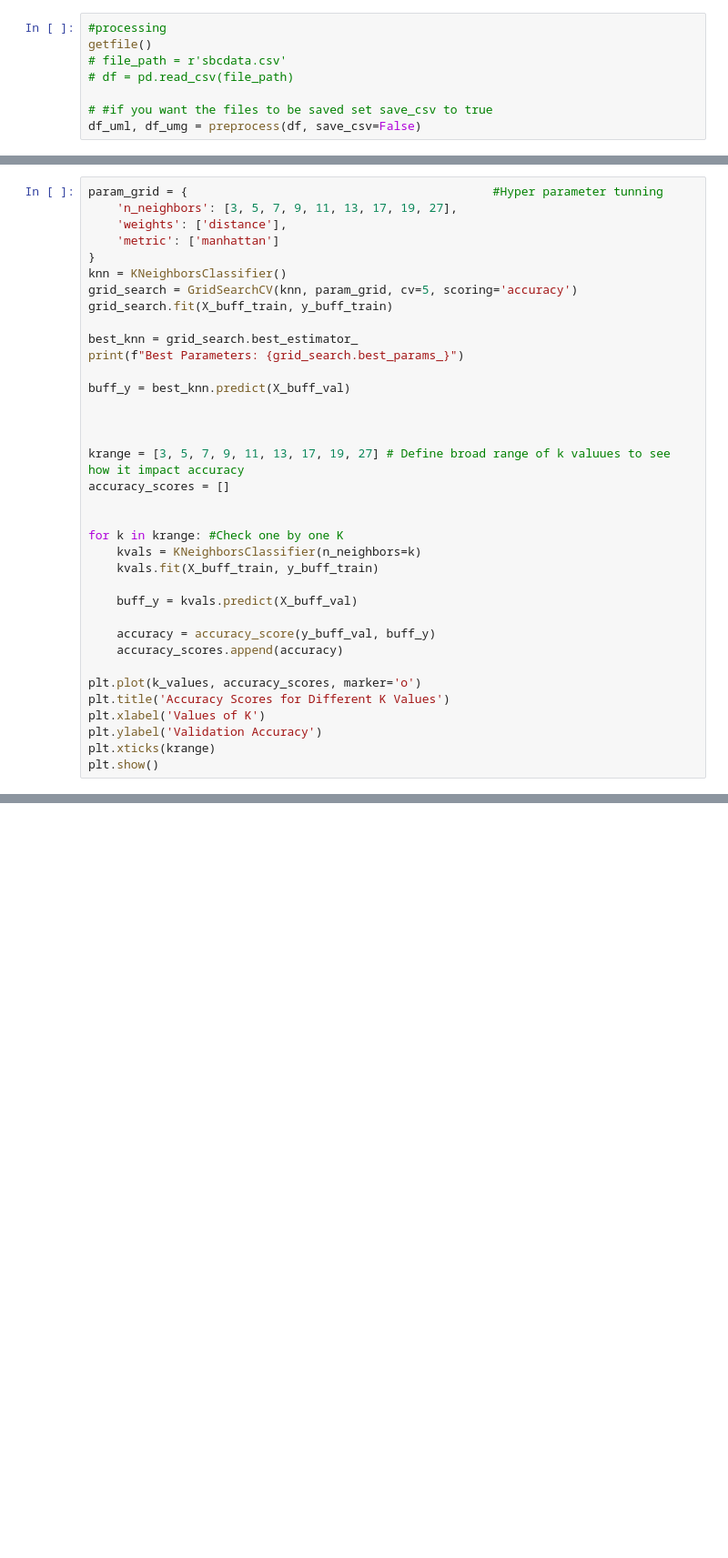
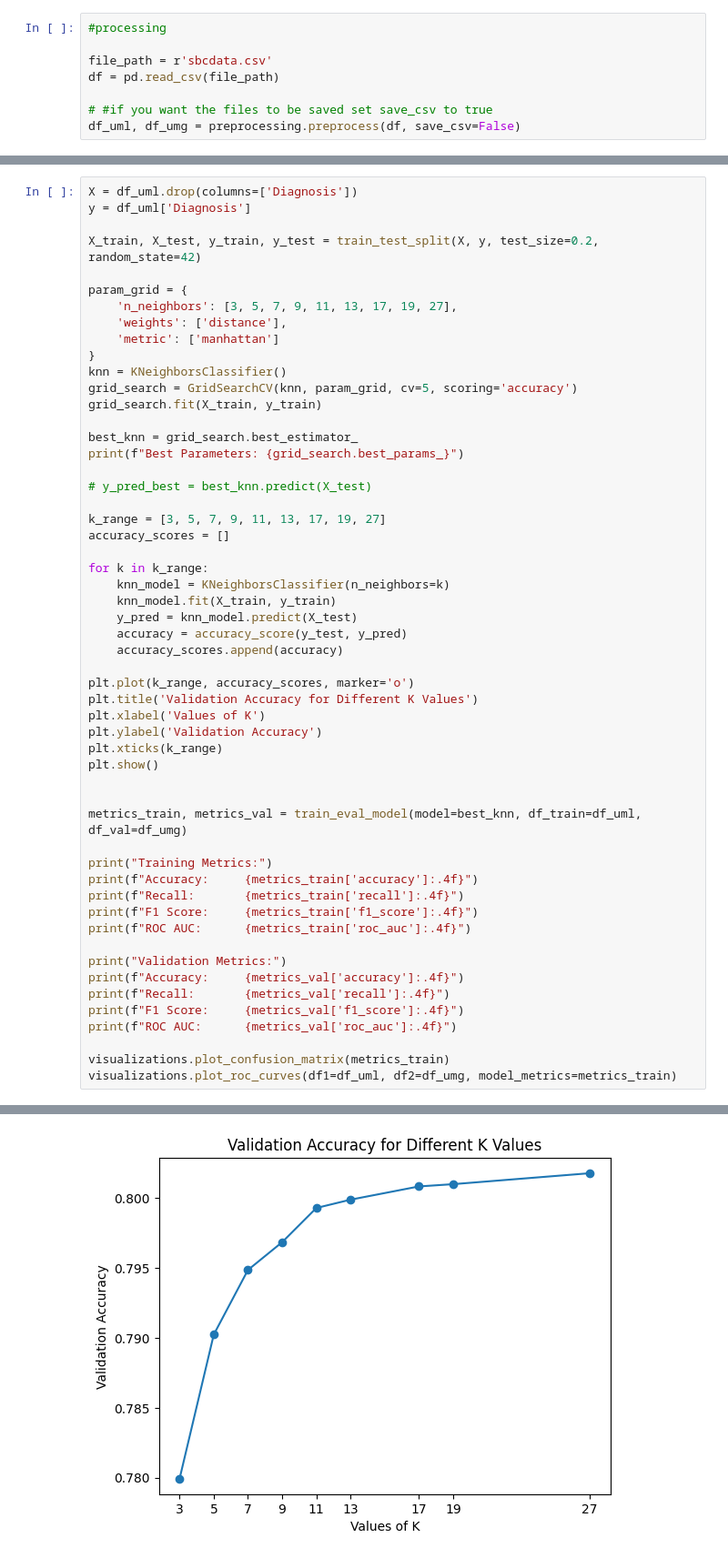
Before and after one commit to michaeltwo/info501, a Jupyter notebook: final_code_files/models.ipynb, the cells around one changed output, grey strips where cells are left out. Shown at 91% size. Saved outputs shown, nothing was run; the diff lists cells and outputs as text; blank space fills up the shorter version.

Commit message:
revised models

```diff
--- a/final_code_files/models.ipynb
+++ b/final_code_files/models.ipynb
@@ -12,9 +19,9 @@ from getfile import getfile
 # %%
 #processing
-getfile()
-# file_path = r'sbcdata.csv'
-# df = pd.read_csv(file_path)
+
+file_path = r'sbcdata.csv'
+df = pd.read_csv(file_path)
 
 # #if you want the files to be saved set save_csv to true
-df_uml, df_umg = preprocess(df, save_csv=False)
+df_uml, df_umg = preprocessing.preprocess(df, save_csv=False)
 # %% [output]
@@ -62,38 +81,57 @@ def train_eval_model(model, df_val, df_train):
     }
     return metrics_train, metrics_val
 # %%
-param_grid = {                                           #Hyper parameter tunning
+X = df_uml.drop(columns=['Diagnosis'])
+y = df_uml['Diagnosis']
+
+X_train, X_test, y_train, y_test = train_test_split(X, y, test_size=0.2, random_state=42)
+
+param_grid = {
     'n_neighbors': [3, 5, 7, 9, 11, 13, 17, 19, 27],
     'weights': ['distance'],
     'metric': ['manhattan']
 }
 knn = KNeighborsClassifier()
 grid_search = GridSearchCV(knn, param_grid, cv=5, scoring='accuracy')
-grid_search.fit(X_buff_train, y_buff_train)
+grid_search.fit(X_train, y_train)
 
 best_knn = grid_search.best_estimator_
 print(f"Best Parameters: {grid_search.best_params_}")
 
-buff_y = best_knn.predict(X_buff_val)
+# y_pred_best = best_knn.predict(X_test)
+
+k_range = [3, 5, 7, 9, 11, 13, 17, 19, 27]
+accuracy_scores = []
+
+for k in k_range:
+    knn_model = KNeighborsClassifier(n_neighbors=k)
+    knn_model.fit(X_train, y_train)
+    y_pred = knn_model.predict(X_test)
+    accuracy = accuracy_score(y_test, y_pred)
+    accuracy_scores.append(accuracy)
+
+plt.plot(k_range, accuracy_scores, marker='o')
+plt.title('Validation Accuracy for Different K Values')
+plt.xlabel('Values of K')
+plt.ylabel('Validation Accuracy')
+plt.xticks(k_range)
+plt.show()
 
 
+metrics_train, metrics_val = train_eval_model(model=best_knn, df_train=df_uml, df_val=df_umg)
 
-krange = [3, 5, 7, 9, 11, 13, 17, 19, 27] # Define broad range of k valuues to see how it impact accuracy
-accuracy_scores = []
+print("Training Metrics:")
+print(f"Accuracy:     {metrics_train['accuracy']:.4f}")
+print(f"Recall:       {metrics_train['recall']:.4f}")
+print(f"F1 Score:     {metrics_train['f1_score']:.4f}")
+print(f"ROC AUC:      {metrics_train['roc_auc']:.4f}")
 
+print("Validation Metrics:")
+print(f"Accuracy:     {metrics_val['accuracy']:.4f}")
+print(f"Recall:       {metrics_val['recall']:.4f}")
+print(f"F1 Score:     {metrics_val['f1_score']:.4f}")
+print(f"ROC AUC:      {metrics_val['roc_auc']:.4f}")
 
-for k in krange: #Check one by one K
-    kvals = KNeighborsClassifier(n_neighbors=k)
-    kvals.fit(X_buff_train, y_buff_train)
-
-    buff_y = kvals.predict(X_buff_val)
-
-    accuracy = accuracy_score(y_buff_val, buff_y)
-    accuracy_scores.append(accuracy)
-
-plt.plot(k_values, accuracy_scores, marker='o')
-plt.title('Accuracy Scores for Different K Values')
-plt.xlabel('Values of K')
-plt.ylabel('Validation Accuracy')
-plt.xticks(krange)
-plt.show()
+visualizations.plot_confusion_matrix(metrics_train)
+visualizations.plot_roc_curves(df1=df_uml, df2=df_umg, model_metrics=metrics_train)
+# %% [output]
@@ -99,0 +139 @@ plt.show()
+[figure, added]
```
Also changed, not shown: parts of 7 cells of this notebook, 2 other files.
